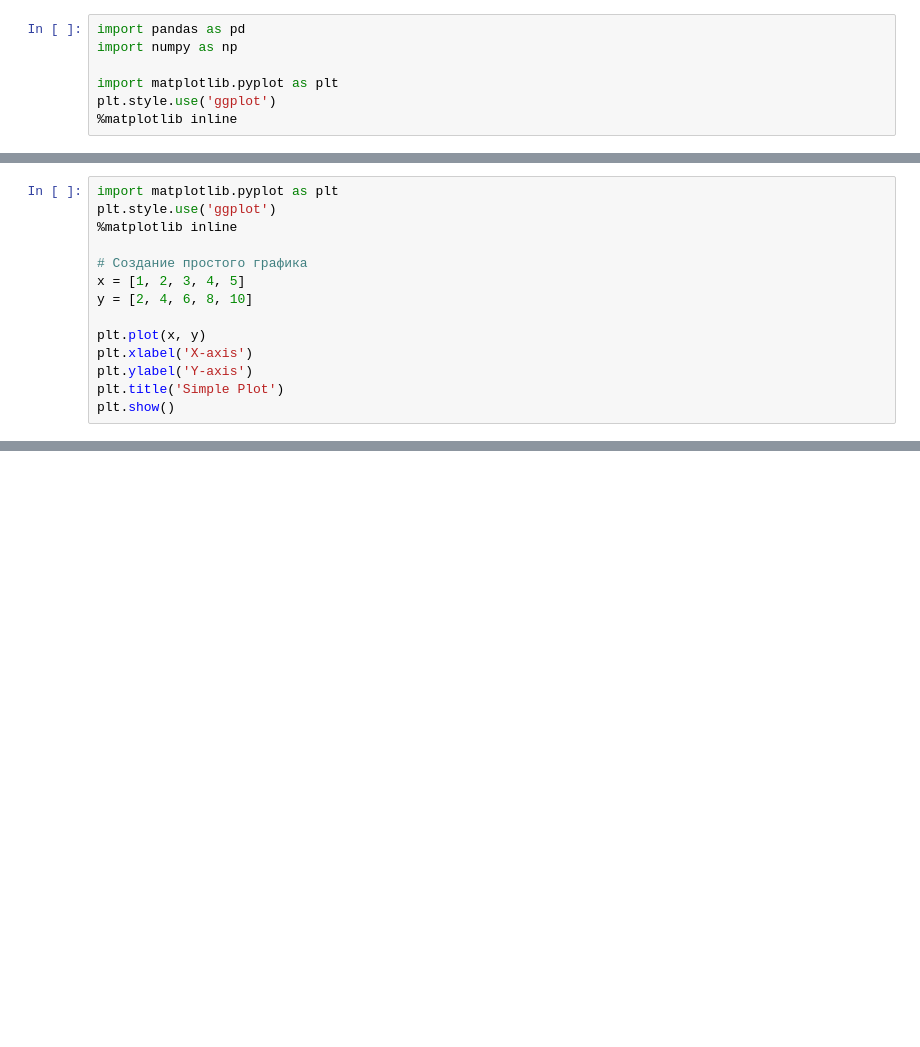
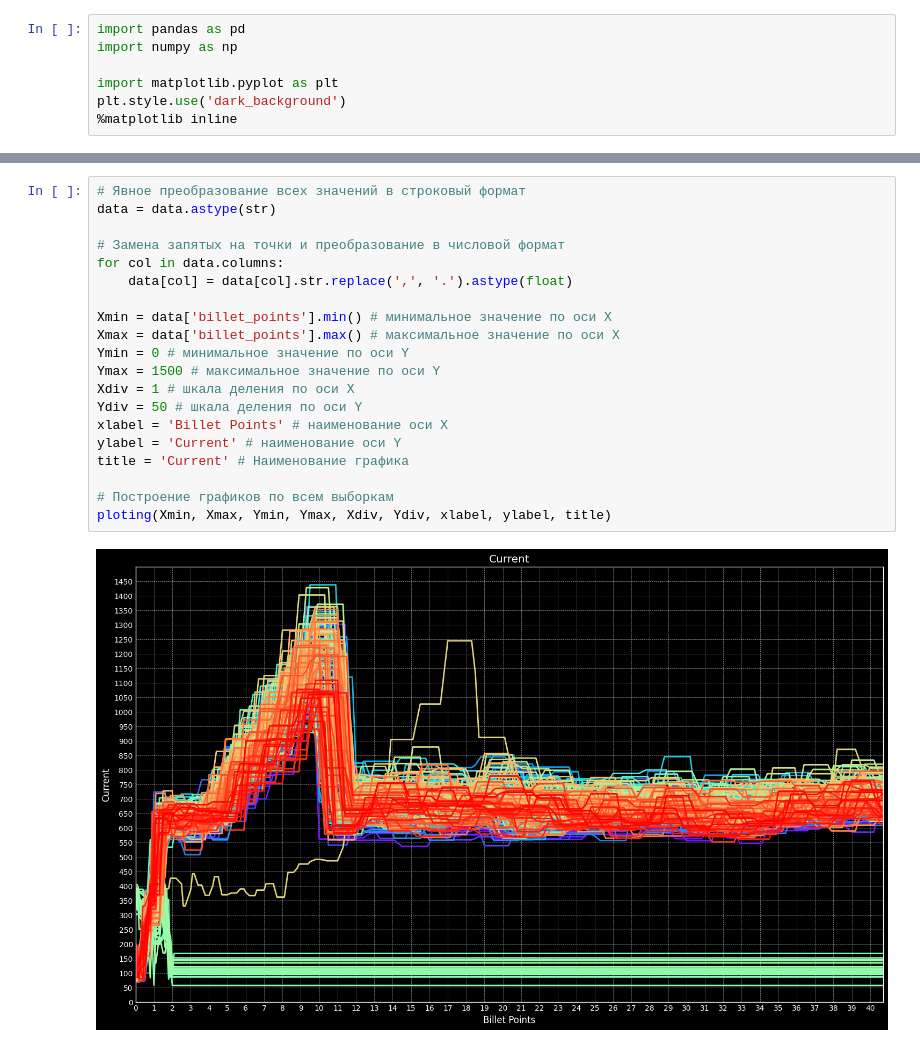
Before and after one commit to NishiNoya-spec/ML-notebook, a Jupyter notebook: twisted_rails/aggregate.ipynb, the cells around one changed output, grey strips where cells are left out. Cells and saved outputs as stored; diff of their text form; blank space fills up the shorter version.

Commit message:
Работа над агрегацией данных по скрученным рельсам, добавил функцию построения графиков по всем проходам для одного сигнала

```diff
--- a/twisted_rails/aggregate.ipynb
+++ b/twisted_rails/aggregate.ipynb
@@ -3,5 +3,5 @@ import pandas as pd
 import numpy as np
 
 import matplotlib.pyplot as plt
-plt.style.use('ggplot')
+plt.style.use('dark_background')
 %matplotlib inline
@@ -60,14 +22,0 @@ Length: 223, dtype: object
-# %%
-import matplotlib.pyplot as plt
-plt.style.use('ggplot')
-%matplotlib inline
-
-# Создание простого графика
-x = [1, 2, 3, 4, 5]
-y = [2, 4, 6, 8, 10]
-
-plt.plot(x, y)
-plt.xlabel('X-axis')
-plt.ylabel('Y-axis')
-plt.title('Simple Plot')
-plt.show()
@@ -75,0 +75,22 @@ plt.show()
+# %%
+# Явное преобразование всех значений в строковый формат
+data = data.astype(str)
+
+# Замена запятых на точки и преобразование в числовой формат
+for col in data.columns:
+    data[col] = data[col].str.replace(',', '.').astype(float)
+
+Xmin = data['billet_points'].min() # минимальное значение по оси X
+Xmax = data['billet_points'].max() # максимальное значение по оси X
+Ymin = 0 # минимальное значение по оси Y
+Ymax = 1500 # максимальное значение по оси Y
+Xdiv = 1 # шкала деления по оси X
+Ydiv = 50 # шкала деления по оси Y
+xlabel = 'Billet Points' # наименование оси X
+ylabel = 'Current' # наименование оси Y
+title = 'Current' # Наименование графика
+
+# Построение графиков по всем выборкам
+ploting(Xmin, Xmax, Ymin, Ymax, Xdiv, Ydiv, xlabel, ylabel, title)
+# %% [output]
+[figure, added]
```
Also changed, not shown: parts of 13 cells of this notebook, 2 other files.
